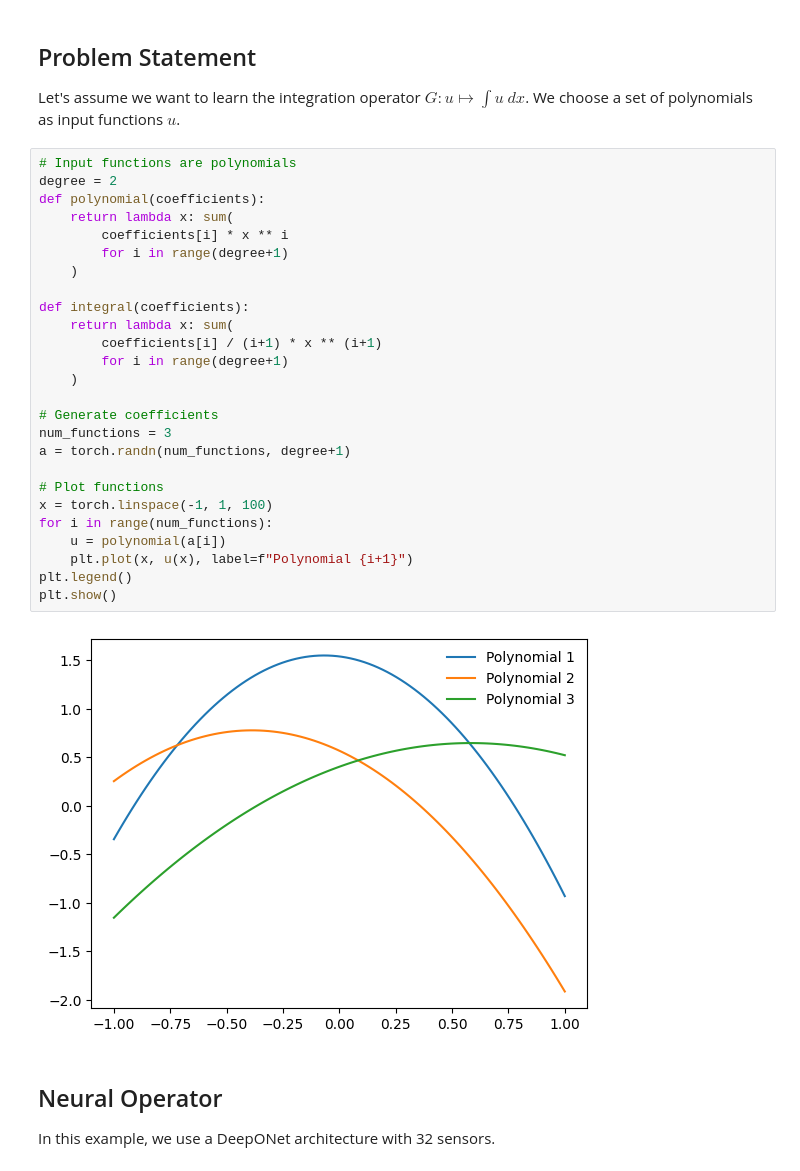
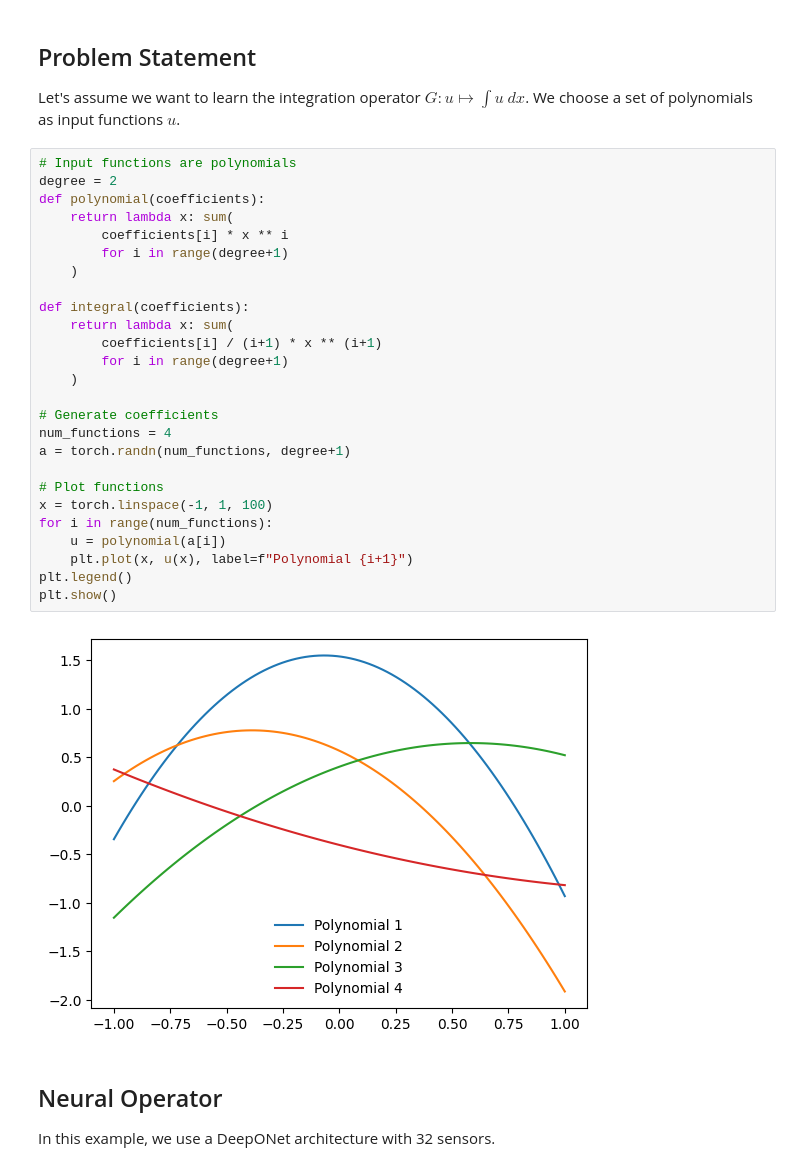
Before and after one commit to aai-institute/continuiti, a Jupyter notebook: notebooks/physicsinformed.ipynb, the cells around one changed output. Drawn from its saved outputs; the diff is of its cells as text.

```diff
--- a/notebooks/physicsinformed.ipynb
+++ b/notebooks/physicsinformed.ipynb
@@ -20,31 +20,31 @@ We choose a set of polynomials as input functions $u$.
 # %%
 # Input functions are polynomials
 degree = 2
 def polynomial(coefficients):
     return lambda x: sum(
         coefficients[i] * x ** i
         for i in range(degree+1)
     )
 
 def integral(coefficients):
     return lambda x: sum(
         coefficients[i] / (i+1) * x ** (i+1)
         for i in range(degree+1)
     )
 
 # Generate coefficients
-num_functions = 3
+num_functions = 4
 a = torch.randn(num_functions, degree+1)
 
 # Plot functions
 x = torch.linspace(-1, 1, 100)
 for i in range(num_functions):
     u = polynomial(a[i])
     plt.plot(x, u(x), label=f"Polynomial {i+1}")
 plt.legend()
 plt.show()
 # %% [output]
-[figure, old version]
+[figure, new version]
 # %% [markdown]
 ## Neural Operator
 
```
Also changed, not shown: parts of 4 cells of this notebook.
